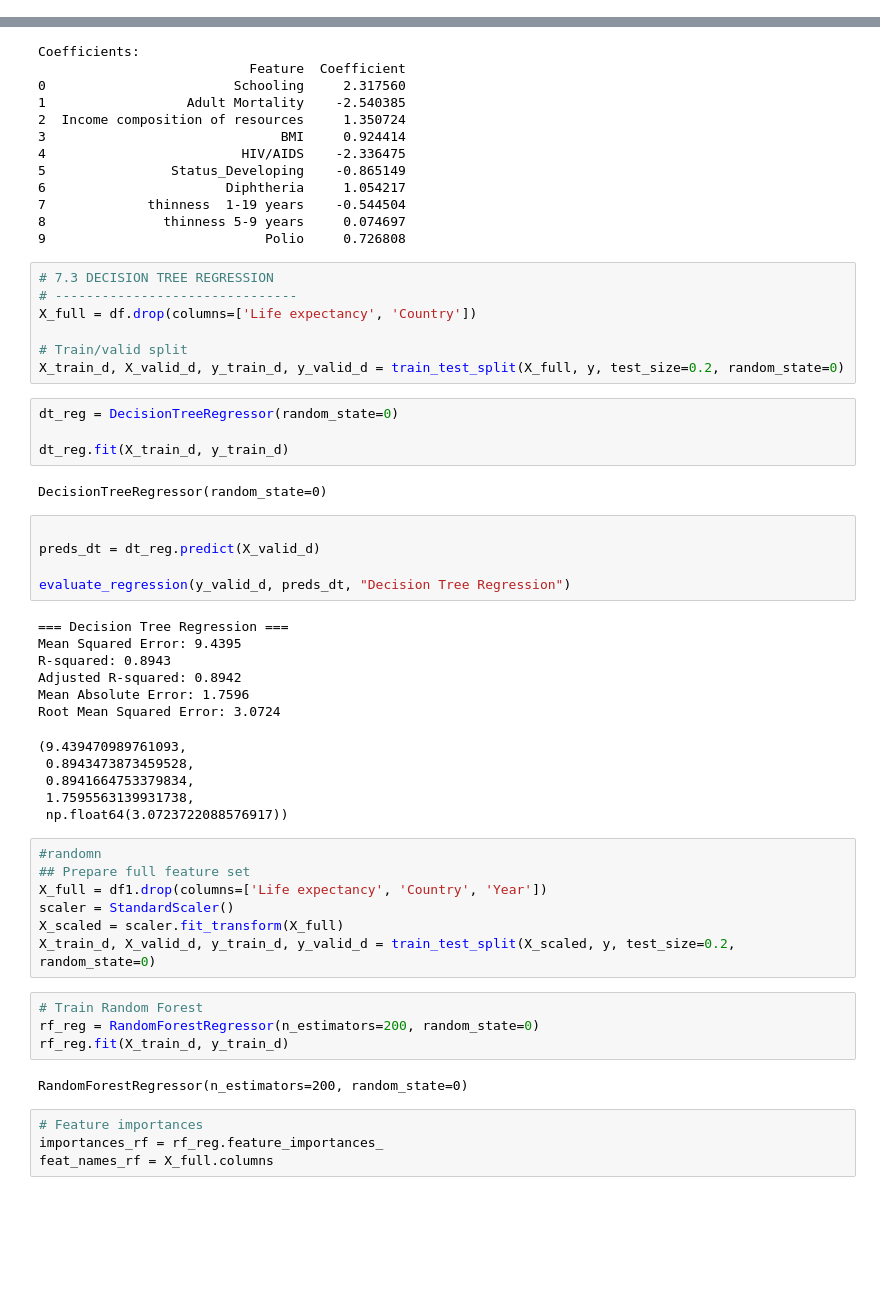
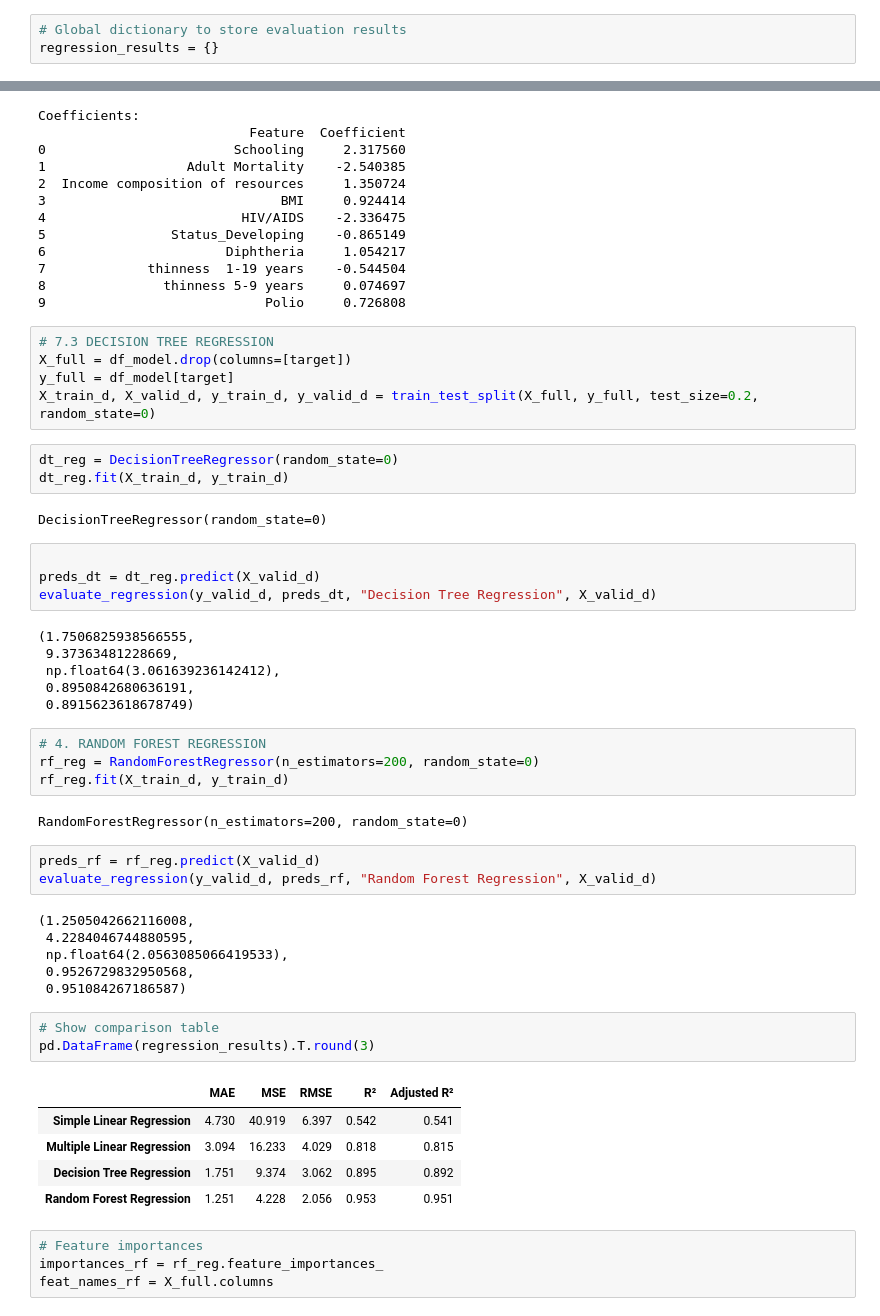
Before and after one commit to priscillanzula/Life-Expectancy-Prediction, a Jupyter notebook: Life Expectancy.ipynb, the cells around one changed output, grey strips where cells are left out. Cells and saved outputs as stored; diff of their text form; blank space fills up the shorter version.

```diff
--- a/Life Expectancy.ipynb
+++ b/Life Expectancy.ipynb
@@ -304 +331,4 @@ plt.show()
+# %%
+# Global dictionary to store evaluation results
+regression_results = {}
 # %%
@@ -400,47 +424,48 @@ Coefficients:
 9                            Polio     0.726808
 # %%
 # 7.3 DECISION TREE REGRESSION
-# -------------------------------
-X_full = df.drop(columns=['Life expectancy', 'Country'])
-
-# Train/valid split
-X_train_d, X_valid_d, y_train_d, y_valid_d = train_test_split(X_full, y, test_size=0.2, random_state=0)
+X_full = df_model.drop(columns=[target])
+y_full = df_model[target]
+X_train_d, X_valid_d, y_train_d, y_valid_d = train_test_split(X_full, y_full, test_size=0.2, random_state=0)
 # %%
 dt_reg = DecisionTreeRegressor(random_state=0)
-
 dt_reg.fit(X_train_d, y_train_d)
 # %% [output]
 DecisionTreeRegressor(random_state=0)
 # %%
 
 preds_dt = dt_reg.predict(X_valid_d)
-
-evaluate_regression(y_valid_d, preds_dt, "Decision Tree Regression")
+evaluate_regression(y_valid_d, preds_dt, "Decision Tree Regression", X_valid_d)
 # %% [output]
-=== Decision Tree Regression ===
-Mean Squared Error: 9.4395
-R-squared: 0.8943
-Adjusted R-squared: 0.8942
-Mean Absolute Error: 1.7596
-Root Mean Squared Error: 3.0724
+(1.7506825938566555,
+ 9.37363481228669,
+ np.float64(3.061639236142412),
+ 0.8950842680636191,
+ 0.8915623618678749)
-(9.439470989761093,
- 0.8943473873459528,
- 0.8941664753379834,
- 1.7595563139931738,
- np.float64(3.0723722088576917))
 # %%
-#randomn
-## Prepare full feature set
-X_full = df1.drop(columns=['Life expectancy', 'Country', 'Year'])
-scaler = StandardScaler()
-X_scaled = scaler.fit_transform(X_full)
-X_train_d, X_valid_d, y_train_d, y_valid_d = train_test_split(X_scaled, y, test_size=0.2, random_state=0)
+# 4. RANDOM FOREST REGRESSION
+rf_reg = RandomForestRegressor(n_estimators=200, random_state=0)
+rf_reg.fit(X_train_d, y_train_d)
+# %% [output]
+RandomForestRegressor(n_estimators=200, random_state=0)
 # %%
-# Train Random Forest
-rf_reg = RandomForestRegressor(n_estimators=200, random_state=0)
-rf_reg.fit(X_train_d, y_train_d)
+preds_rf = rf_reg.predict(X_valid_d)
+evaluate_regression(y_valid_d, preds_rf, "Random Forest Regression", X_valid_d)
 # %% [output]
-RandomForestRegressor(n_estimators=200, random_state=0)
+(1.2505042662116008,
+ 4.2284046744880595,
+ np.float64(2.0563085066419533),
+ 0.9526729832950568,
+ 0.951084267186587)
+# %%
+# Show comparison table
+pd.DataFrame(regression_results).T.round(3)
+# %% [output]
+|  | MAE | MSE | RMSE | R² | Adjusted R² |
+| Simple Linear Regression | 4.730 | 40.919 | 6.397 | 0.542 | 0.541 |
+| Multiple Linear Regression | 3.094 | 16.233 | 4.029 | 0.818 | 0.815 |
+| Decision Tree Regression | 1.751 | 9.374 | 3.062 | 0.895 | 0.892 |
+| Random Forest Regression | 1.251 | 4.228 | 2.056 | 0.953 | 0.951 |
 # %%
 # Feature importances
 importances_rf = rf_reg.feature_importances_
```
Also changed, not shown: parts of 14 cells of this notebook.
